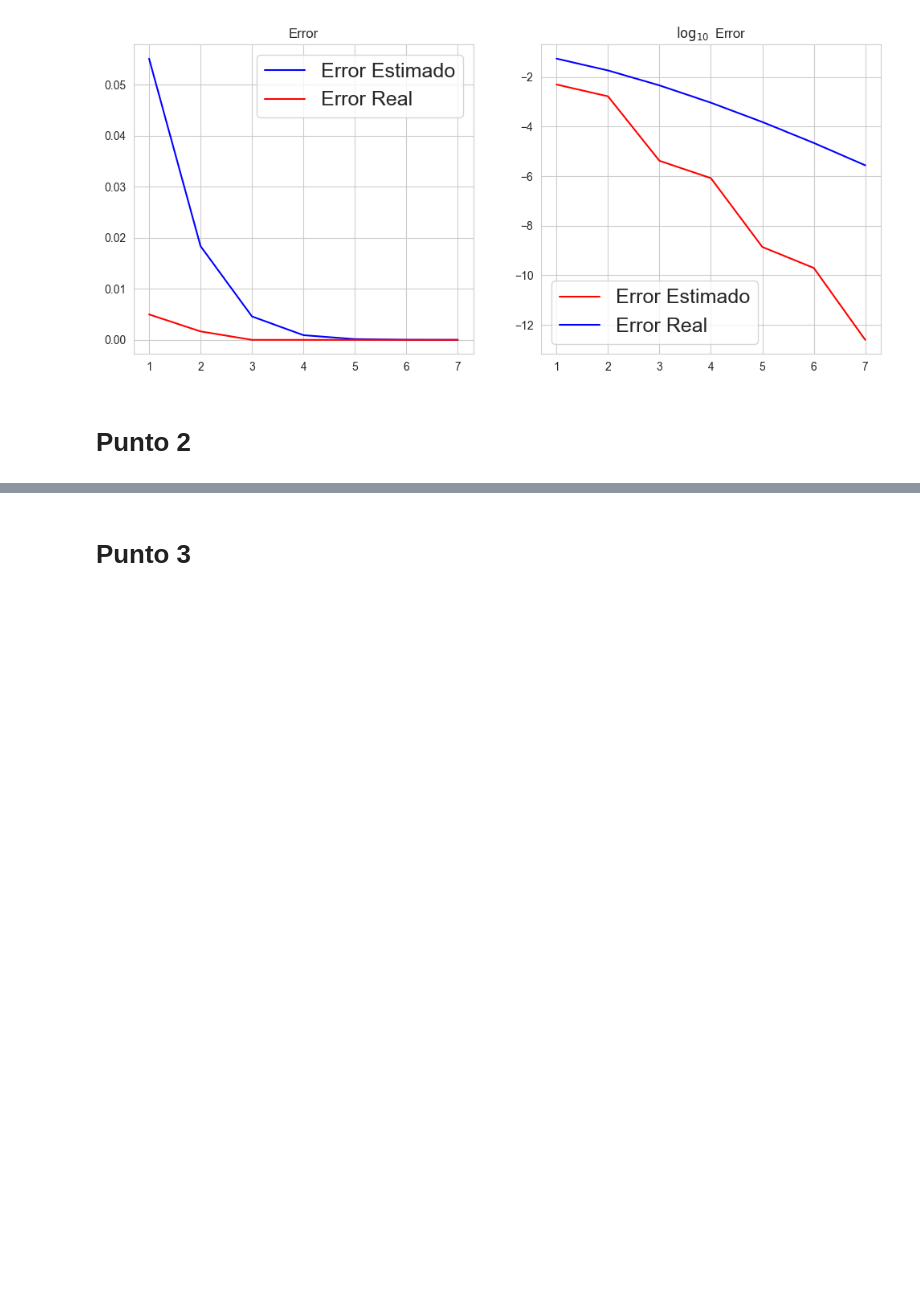
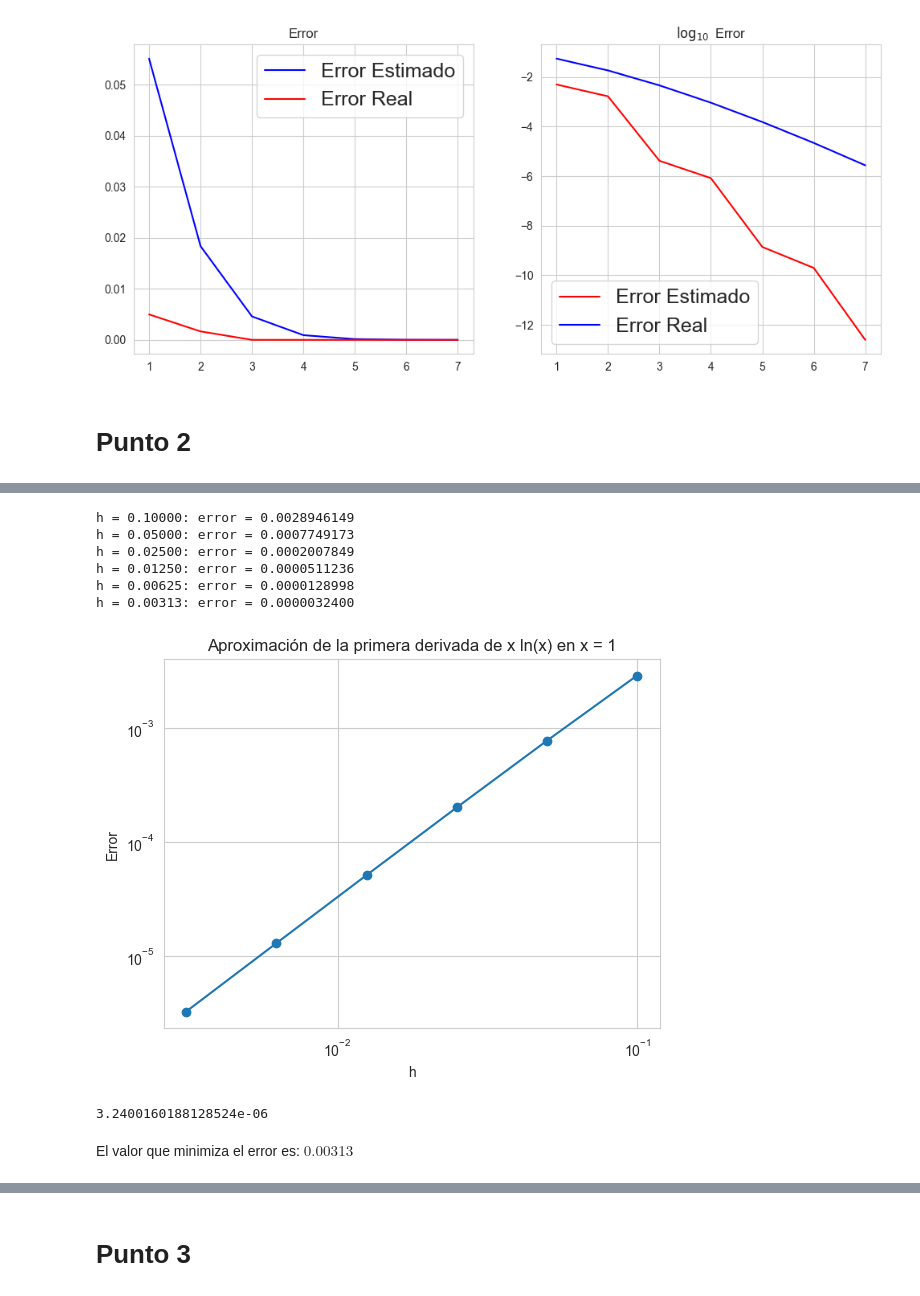
Before and after one commit to LofoMarin/Solu_Compu, a Jupyter notebook: labmm.ipynb, the cells around one changed output, grey strips where cells are left out. Drawn from its saved outputs; the diff is of its cells as text; code cells hidden in the pictures; blank space fills up the shorter version.

```diff
--- a/labmm.ipynb
+++ b/labmm.ipynb
@@ -215,0 +120,47 @@ El valor de h que minimiza el error es h = 0.0001
+# %%
+# Subrutina que expresa xlnx
+def f(x):
+    return x * mt.log(x)
+
+# Subrutina que deriva
+def df(x, h):
+    return (-3*f(x) + 4*f(x+h) - f(x+2*h)) / (2*h)
+
+x0 = 1
+exact_derivative = 1
+h_values = [0.1, 0.05, 0.025, 0.0125, 0.00625, 0.003125]
+
+
+# Calcular el error con cada valor de h (h_values)
+errors = []
+for h in h_values:
+    approx_derivative = df(x0, h)
+    error = abs(approx_derivative - exact_derivative)
+    errors.append(error)
+
+for i in range(len(h_values)):
+    print("h = {:.5f}: error = {:.10f}".format(h_values[i], errors[i]))
+# %% [output]
+h = 0.10000: error = 0.0028946149
+h = 0.05000: error = 0.0007749173
+h = 0.02500: error = 0.0002007849
+h = 0.01250: error = 0.0000511236
+h = 0.00625: error = 0.0000128998
+h = 0.00313: error = 0.0000032400
+# %%
+# Grafico
+plt.plot(h_values, errors, '-o')
+plt.xscale('log')
+plt.yscale('log')
+plt.xlabel('h')
+plt.ylabel('Error')
+plt.title('Aproximación de la primera derivada de x ln(x) en x = 1')
+plt.show()
+# %% [output]
+[figure, added]
+# %%
+min(errors)
+# %% [output]
+3.2400160188128524e-06
+# %% [markdown]
+El valor que minimiza el error es: $0.00313$
```
Also changed, not shown: parts of 24 cells of this notebook, 1 other file.
